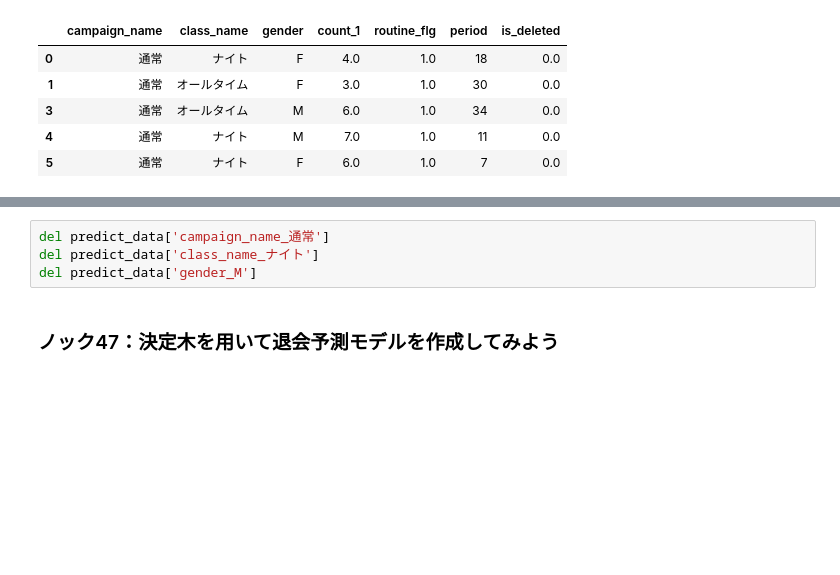
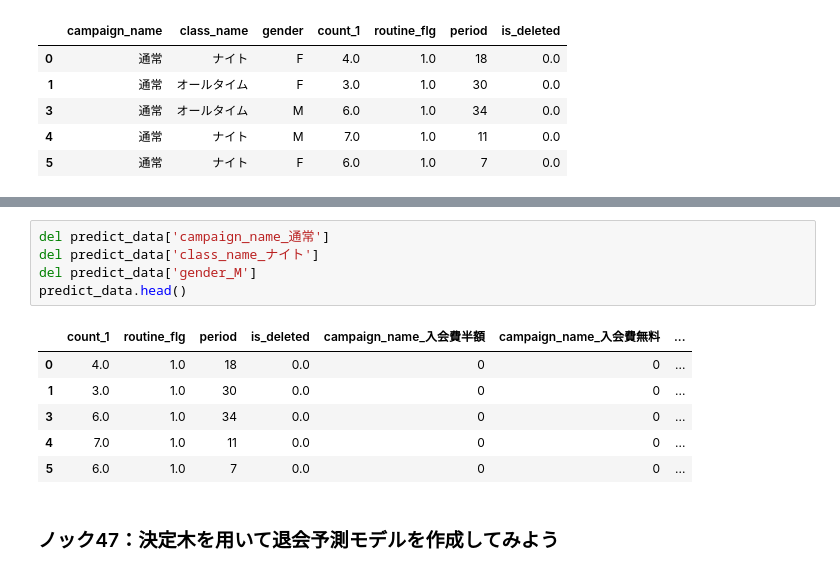
Before and after one commit to Rindrics/anlz100, a Jupyter notebook: chap5/chap5.ipynb, the cells around one changed output, grey strips where cells are left out. Saved outputs shown, nothing was run; the diff lists cells and outputs as text; blank space fills up the shorter version.

```diff
--- a/chap5/chap5.ipynb
+++ b/chap5/chap5.ipynb
@@ -258,6 +258,14 @@ predict_data.head()
 # %%
 del predict_data['campaign_name_通常']
 del predict_data['class_name_ナイト']
 del predict_data['gender_M']
+predict_data.head()
+# %% [output]
+|  | count_1 | routine_flg | period | is_deleted | campaign_name_入会費半額 | campaign_name_入会費無料 | ... |
+| 0 | 4.0 | 1.0 | 18 | 0.0 | 0 | 0 | ... |
+| 1 | 3.0 | 1.0 | 30 | 0.0 | 0 | 0 | ... |
+| 3 | 6.0 | 1.0 | 34 | 0.0 | 0 | 0 | ... |
+| 4 | 7.0 | 1.0 | 11 | 0.0 | 0 | 0 | ... |
+| 5 | 6.0 | 1.0 | 7 | 0.0 | 0 | 0 | ... |
 # %% [markdown]
 ### ノック47：決定木を用いて退会予測モデルを作成してみよう
```
Also changed, not shown: parts of 5 cells of this notebook.
